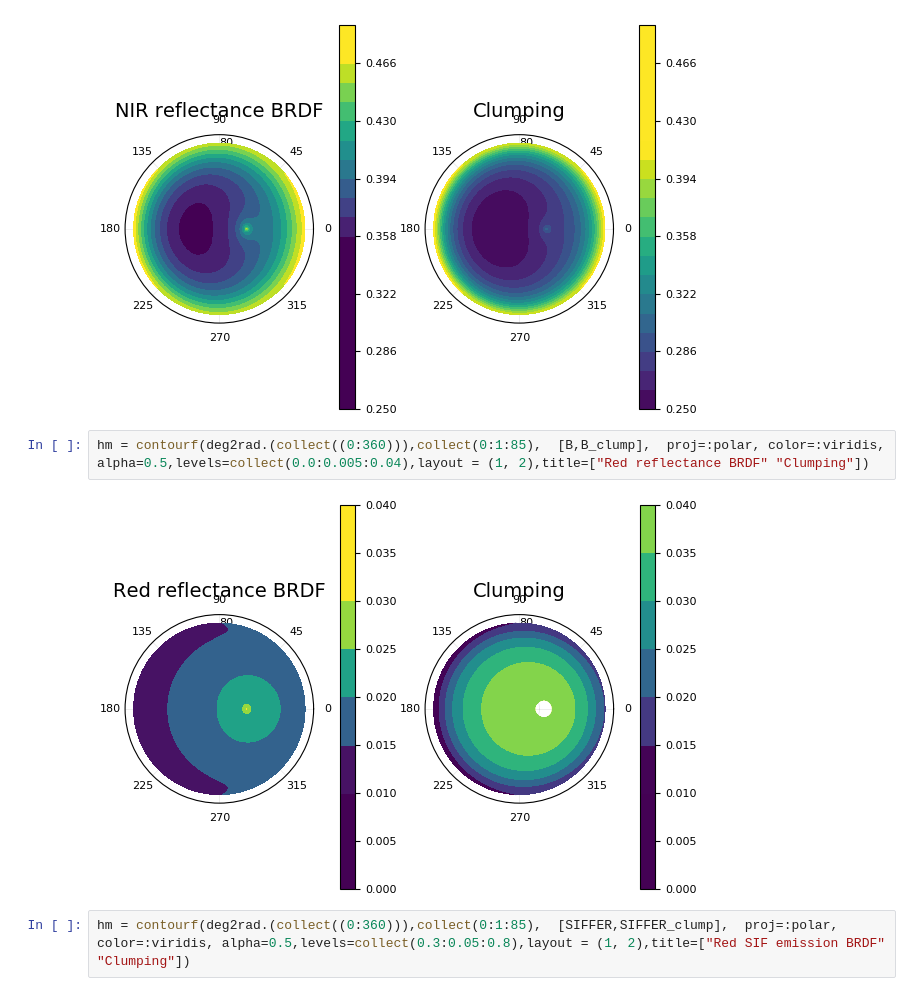
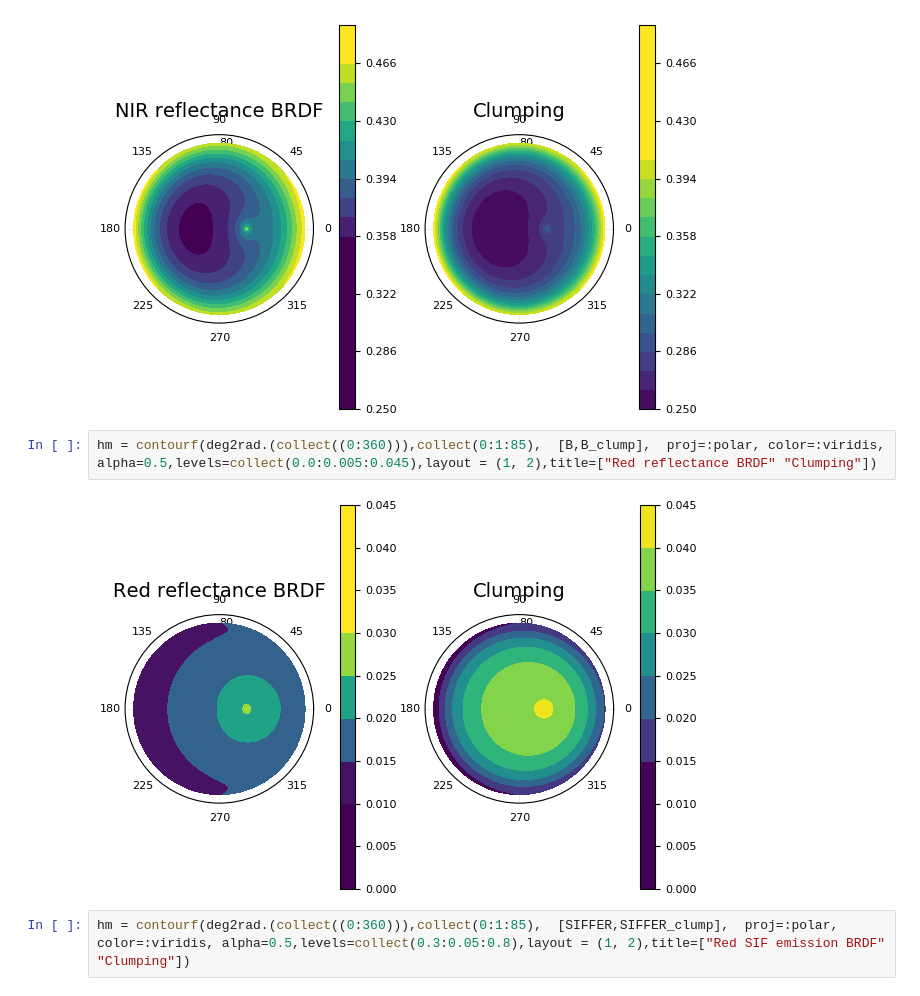
Before and after one commit to CliMA/Land, a Jupyter notebook: notebooks/RAMI_benchmarking_example.ipynb, the cells around one changed output. Saved outputs shown, nothing was run; the diff lists cells and outputs as text.

```diff
--- a/notebooks/RAMI_benchmarking_example.ipynb
+++ b/notebooks/RAMI_benchmarking_example.ipynb
@@ -1040,9 +521,9 @@ hm = contourf(deg2rad.(collect((0:360))),collect(0:1:85),  [A,A_clump],  proj=:p
 # %% [output]
 [figure]
 # %%
-hm = contourf(deg2rad.(collect((0:360))),collect(0:1:85),  [B,B_clump],  proj=:polar, color=:viridis, alpha=0.5,levels=collect(0.0:0.005:0.04),layout = (1, 2),title=["Red reflectance BRDF" "Clumping"])
+hm = contourf(deg2rad.(collect((0:360))),collect(0:1:85),  [B,B_clump],  proj=:polar, color=:viridis, alpha=0.5,levels=collect(0.0:0.005:0.045),layout = (1, 2),title=["Red reflectance BRDF" "Clumping"])
 # %% [output]
-[figure, old version]
+[figure, new version]
 # %%
 hm = contourf(deg2rad.(collect((0:360))),collect(0:1:85),  [SIFFER,SIFFER_clump],  proj=:polar, color=:viridis, alpha=0.5,levels=collect(0.3:0.05:0.8),layout = (1, 2),title=["Red SIF emission BRDF" "Clumping"])
 # %% [output]
```
Also changed, not shown: parts of 20 cells of this notebook, 1 other file.
